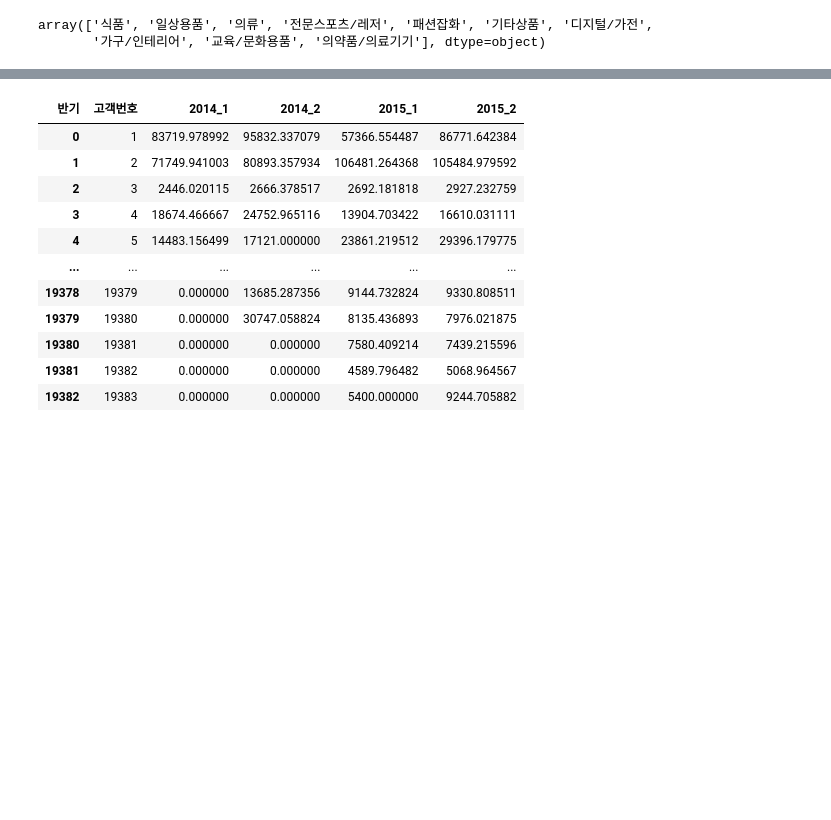
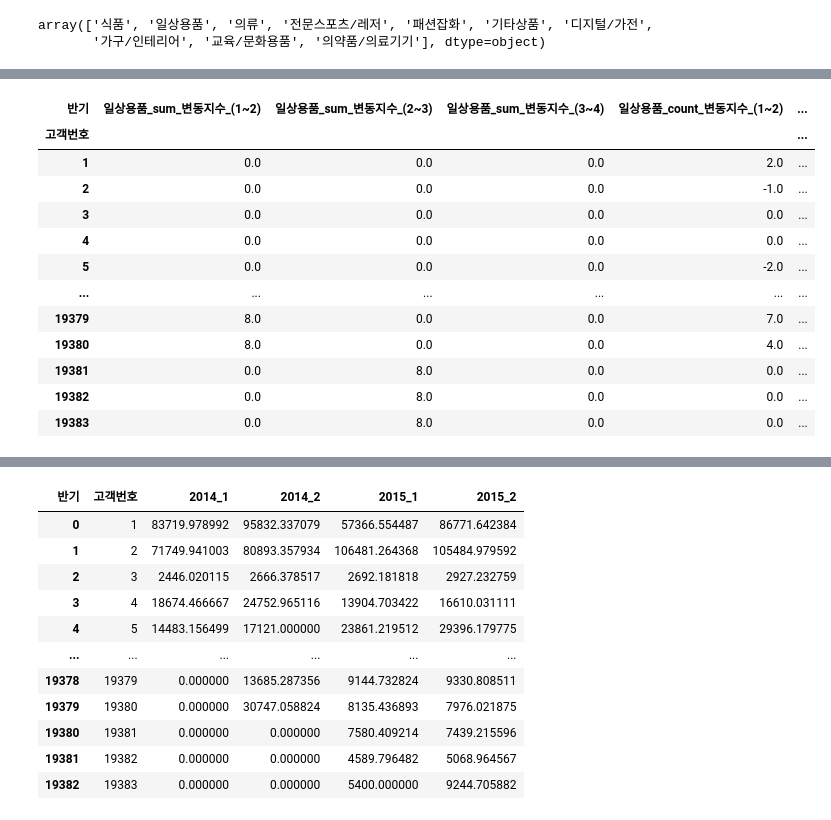
Before and after one commit to PKLH/cakd_LP, a Jupyter notebook: WorkSpace/Kim/EDA_1018.ipynb, the cells around one changed output, grey strips where cells are left out. Saved outputs shown, nothing was run; the diff lists cells and outputs as text; code cells hidden in the pictures; blank space fills up the shorter version.

```diff
--- a/WorkSpace/Kim/EDA_1018.ipynb
+++ b/WorkSpace/Kim/EDA_1018.ipynb
@@ -308,0 +502,8 @@ pp_pv_big/pp_pv_big.sum(axis=0)*100
+# %%
+cat = ['패션잡화','식품','일상용품']
+type_ = ['편의품','선매품']
+lev = ['중가','고가']
+
+import varname
+
+varname.nameof(cat)
@@ -308,0 +512,4 @@ pp_pv_big/pp_pv_big.sum(axis=0)*100
+# %%
+df=pp_purprd_prodcl[pp_purprd_prodcl['대분류명']=='패션잡화']
+filter_ = '패션잡화'
+var_calculation(df,filter_)
@@ -308,0 +570,72 @@ pp_pv_big/pp_pv_big.sum(axis=0)*100
+# %%
+def var_calculation(df,filter_):
+
+    # var_series = pd.Series()
+    var_series = []
+    # for filter_ in filter_list:
+    for option in ['sum','count']:
+        # print(option)
+        # option='sum'
+        pp_pv = df.pivot_table(index=['고객번호'],columns=['반기'],values='구매금액',aggfunc=(f'{option}'),fill_value=0)
+        # pp_pv=pp_pv.dropna()
+        # 9분위로 등급 산정
+        lev_dict = {}
+        for half_year in ['2014_1','2014_2','2015_1','2015_2']:
+            instance=pp_pv[half_year]
+            lev_list=[]
+            for j in [4, 11, 23, 40, 60, 77, 89, 96]:
+                lev_list.append(np.percentile(instance,j))
+            lev_dict[half_year] = lev_list
+
+        pp_pv['1반기_등급'] = pp_pv.apply(lambda row: make_lev(row['2014_1'],'2014_1'),axis=1)
+        pp_pv['2반기_등급'] = pp_pv.apply(lambda row: make_lev(row['2014_2'],'2014_2'),axis=1)
+        pp_pv['3반기_등급'] = pp_pv.apply(lambda row: make_lev(row['2015_1'],'2015_1'),axis=1)
+        pp_pv['4반기_등급'] = pp_pv.apply(lambda row: make_lev(row['2015_2'],'2015_2'),axis=1)
+
+        pp_pv[f'{filter_}_{option}_변동지수_(1~2)'] = (pp_pv['2반기_등급']-pp_pv['1반기_등급'])
+        pp_pv[f'{filter_}_{option}_변동지수_(2~3)'] = (pp_pv['3반기_등급']-pp_pv['2반기_등급'])
+        pp_pv[f'{filter_}_{option}_변동지수_(3~4)'] = (pp_pv['4반기_등급']-pp_pv['3반기_등급'])
+
+
+        var_series.append(pp_pv[[f'{filter_}_{option}_변동지수_(1~2)',f'{filter_}_{option}_변동지수_(2~3)',\
+                                f'{filter_}_{option}_변동지수_(3~4)']])
+    var_series = pd.concat([var_series[0],var_series[1]],axis=1)
+    return var_series
+
+cats = ['패션잡화','식품','일상용품']
+types_ = ['편의품','선매품']
+levs = ['중가','고가']
+def make_variable_index(cats,types_,levs):
+    cats = ['패션잡화','식품','일상용품']
+    types_ = ['편의품','선매품']
+    levs = ['중가','고가']
+    for cat in cats:
+        df=pp_purprd_prodcl[pp_purprd_prodcl['대분류명']==cat]
+        total_series = var_calculation(df,cat)
+    for type_ in types_:
+        df=pp_purprd_prodcl[pp_purprd_prodcl['TYPE']==type_]
+        total_series = pd.concat([total_series,var_calculation(df,type_)],axis=1)
+    for lev in levs:
+        df=pp_purprd_prodcl[pp_purprd_prodcl['lev']==lev]
+        total_series = pd.concat([total_series,var_calculation(df,lev)],axis=1)
+    total_series=total_series.sort_index()
+    return total_series
+
+cats = ['패션잡화','식품','일상용품']
+types_ = ['편의품','선매품']
+levs = ['중가','고가']
+make_variable_index(cats,types_,levs)
+# %% [output]
+| 반기 | 일상용품_sum_변동지수_(1~2) | 일상용품_sum_변동지수_(2~3) | 일상용품_sum_변동지수_(3~4) | 일상용품_count_변동지수_(1~2) | ... |
+| 고객번호 |  |  |  |  | ... |
+| 1 | 0.0 | 0.0 | 0.0 | 2.0 | ... |
+| 2 | 0.0 | 0.0 | 0.0 | -1.0 | ... |
+| 3 | 0.0 | 0.0 | 0.0 | 0.0 | ... |
+| 4 | 0.0 | 0.0 | 0.0 | 0.0 | ... |
+| 5 | 0.0 | 0.0 | 0.0 | -2.0 | ... |
+| ... | ... | ... | ... | ... | ... |
+| 19379 | 8.0 | 0.0 | 0.0 | 7.0 | ... |
+| 19380 | 8.0 | 0.0 | 0.0 | 4.0 | ... |
+| 19381 | 0.0 | 8.0 | 0.0 | 0.0 | ... |
+| 19382 | 0.0 | 8.0 | 0.0 | 0.0 | ... |
+| 19383 | 0.0 | 8.0 | 0.0 | 0.0 | ... |
```
Also changed, not shown: parts of 37 cells of this notebook.
